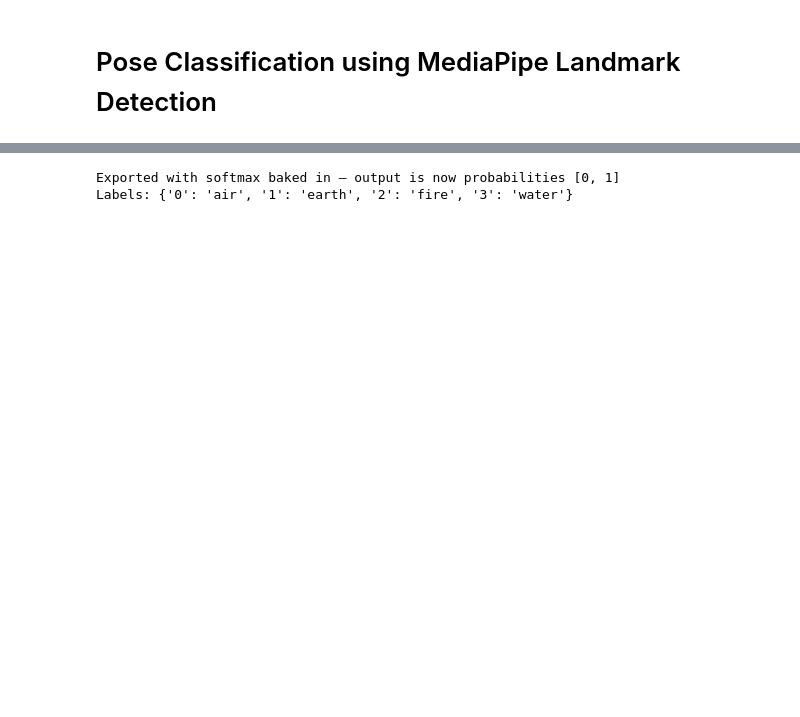
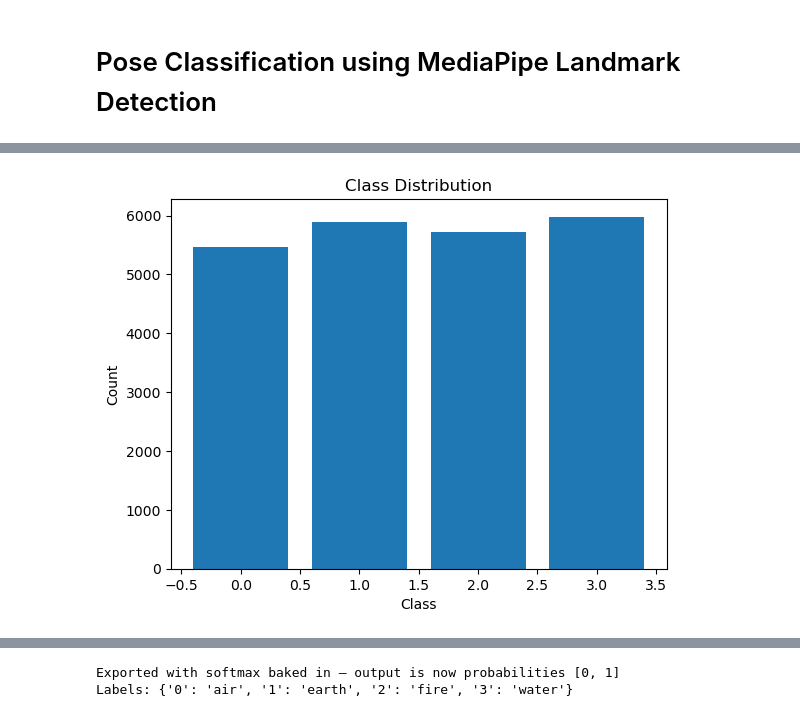
Before and after one commit to AmyJose/gameception, a Jupyter notebook: classificationModels/pose_classification.ipynb, the cells around one changed output, grey strips where cells are left out. Cells and saved outputs as stored; diff of their text form; code cells hidden in the pictures; blank space fills up the shorter version.

Commit message:
Exploratory data analysis - consecutive data is close to identical. (among other visualisations).

```diff
--- a/classificationModels/pose_classification.ipynb
+++ b/classificationModels/pose_classification.ipynb
@@ -141,2 +198,13 @@ Test Error:
 
 Done!
+# %%
+# Exploratory data analysis
+# Class distribution
+unique, counts = np.unique(y, return_counts=True)
+plt.bar(unique, counts)
+plt.xlabel("Class")
+plt.ylabel("Count")
+plt.title("Class Distribution")
+plt.show()
+# %% [output]
+[figure, added]
```
Also changed, not shown: parts of 7 cells of this notebook, 5 other files.
